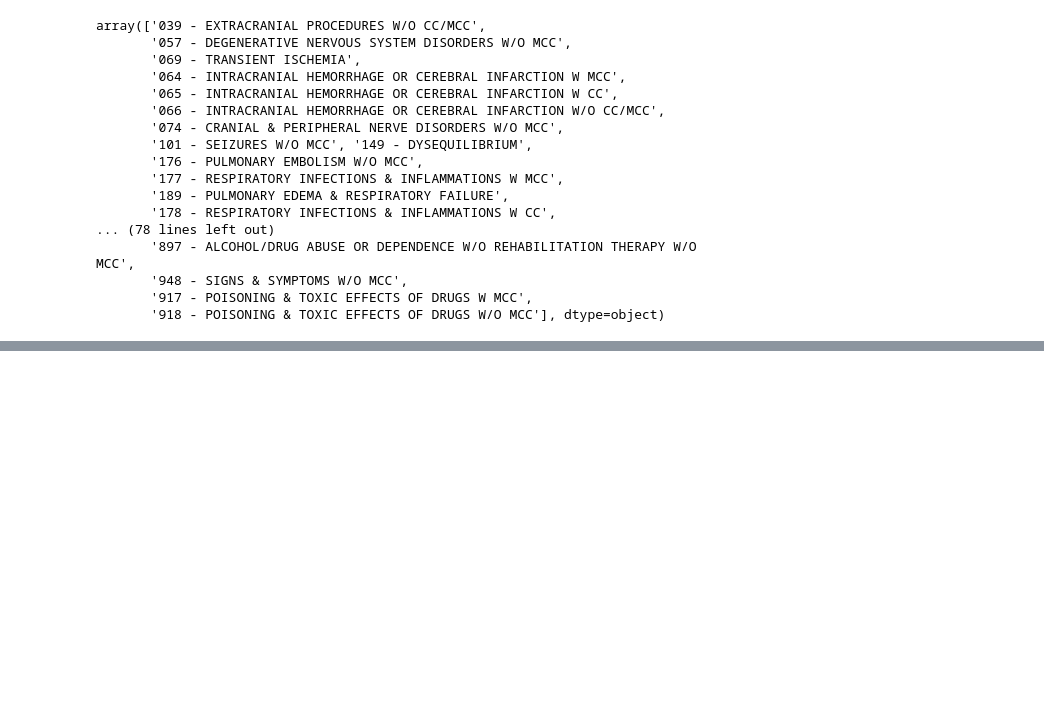
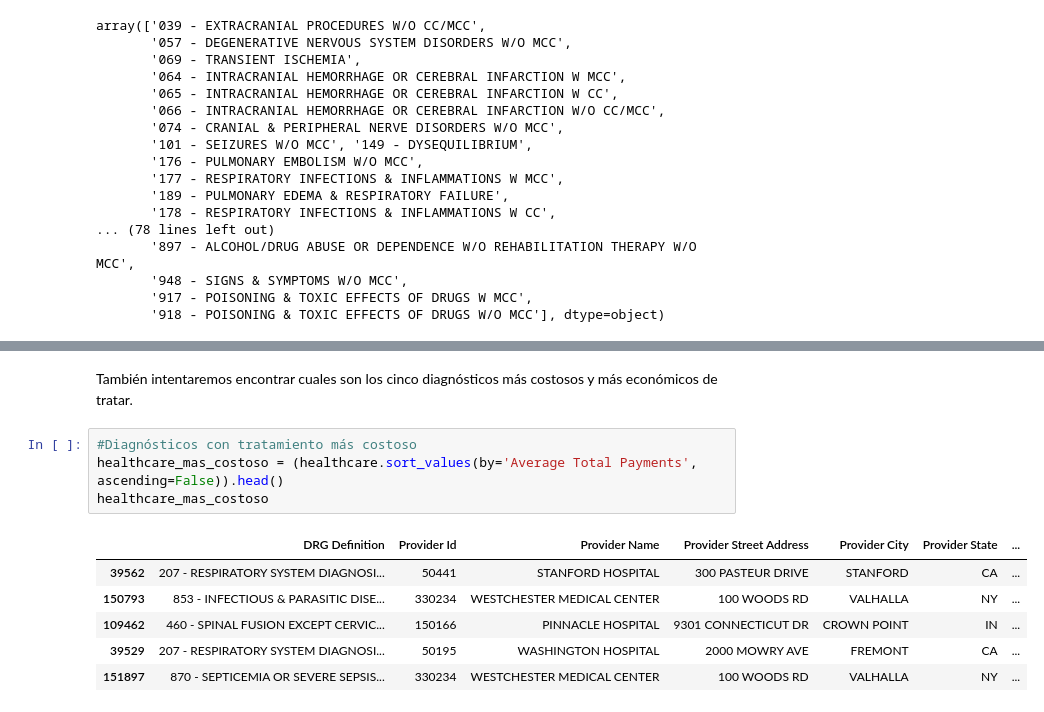
Before and after one commit to solefab/healthcare_usa, a Jupyter notebook: healthcare.ipynb, the cells around one changed output, grey strips where cells are left out. Drawn from its saved outputs; the diff is of its cells as text; blank space fills up the shorter version.

```diff
--- a/healthcare.ipynb
+++ b/healthcare.ipynb
@@ -212,0 +217,13 @@ Name: DRG Definition, dtype: int64
+# %% [markdown]
+También intentaremos encontrar cuales son los cinco diagnósticos más costosos y más económicos de tratar.
+# %%
+#Diagnósticos con tratamiento más costoso
+healthcare_mas_costoso = (healthcare.sort_values(by='Average Total Payments', ascending=False)).head()
+healthcare_mas_costoso
+# %% [output]
+|  | DRG Definition | Provider Id | Provider Name | Provider Street Address | Provider City | Provider State | ... |
+| 39562 | 207 - RESPIRATORY SYSTEM DIAGNOSI... | 50441 | STANFORD HOSPITAL | 300 PASTEUR DRIVE | STANFORD | CA | ... |
+| 150793 | 853 - INFECTIOUS & PARASITIC DISE... | 330234 | WESTCHESTER MEDICAL CENTER | 100 WOODS RD | VALHALLA | NY | ... |
+| 109462 | 460 - SPINAL FUSION EXCEPT CERVIC... | 150166 | PINNACLE HOSPITAL | 9301 CONNECTICUT DR | CROWN POINT | IN | ... |
+| 39529 | 207 - RESPIRATORY SYSTEM DIAGNOSI... | 50195 | WASHINGTON HOSPITAL | 2000 MOWRY AVE | FREMONT | CA | ... |
+| 151897 | 870 - SEPTICEMIA OR SEVERE SEPSIS... | 330234 | WESTCHESTER MEDICAL CENTER | 100 WOODS RD | VALHALLA | NY | ... |
```
Also changed, not shown: parts of 13 cells of this notebook.
